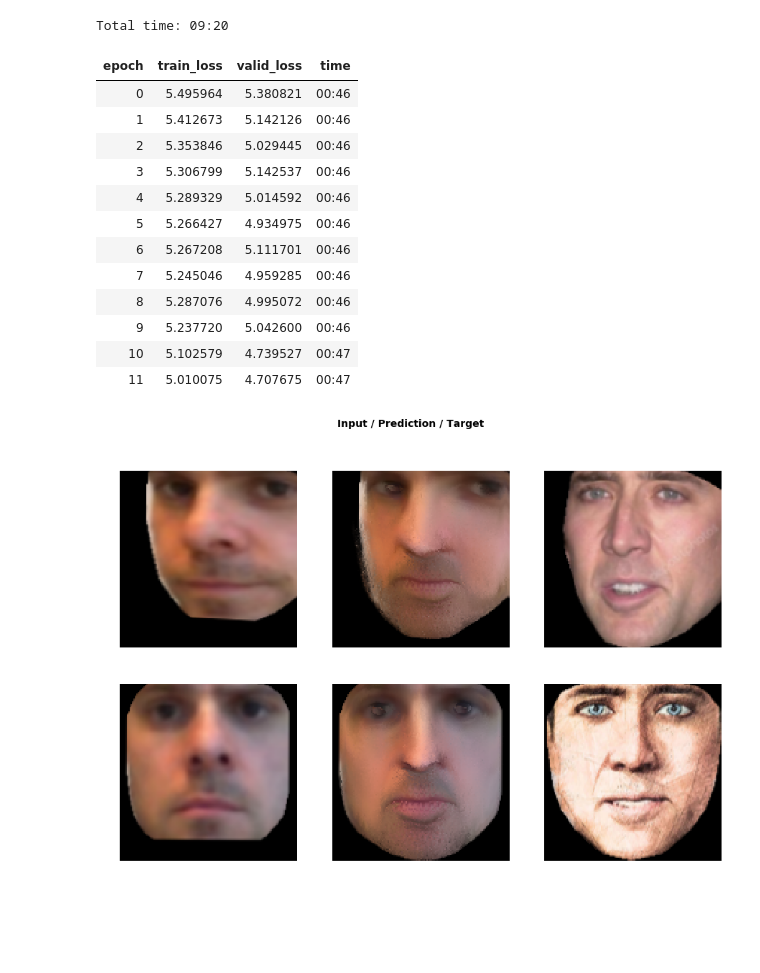
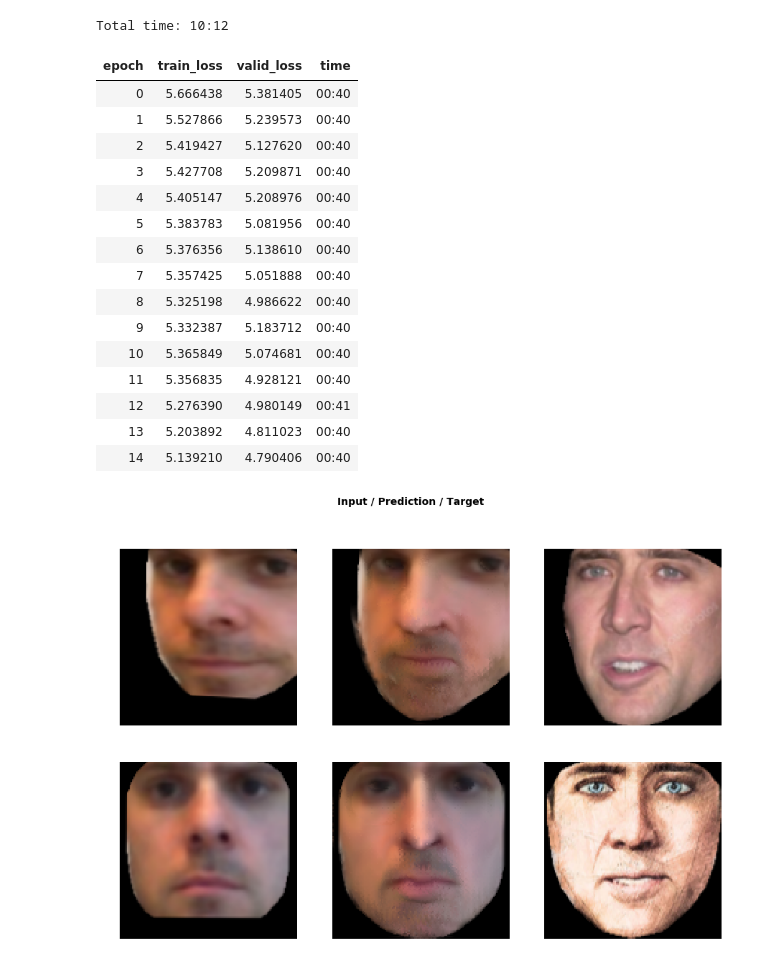
Before and after one commit to bestaar/predictiveFilterFlow, a Jupyter notebook: predictiveFilterFlow.ipynb, the cells around one changed output. Cells and saved outputs as stored; diff of their text form; code cells hidden in the pictures; blank space fills up the shorter version.

```diff
--- a/predictiveFilterFlow.ipynb
+++ b/predictiveFilterFlow.ipynb
@@ -20,8 +23,8 @@ bs=6 #batch size
 size=128 # image size (size x size)
 
 # image paths
-path_out = 'nicolascage2Me'
-path_inp = 'Me2nicolascage'
+path_out = '../nicolascage2Me'
+path_inp = '../Me2nicolascage'
 # %%
 # use gpu if possible
 device = torch.device('cuda' if torch.cuda.is_available() else 'cpu')
@@ -65,7 +68,7 @@ Test: None
 # - learn and apply individual filters (ksize x ksize) for each spatial position in the input
 # - i.e. basically image warping, but instead of offsets, we learn a filter
 class pFF(nn.Module):
-    def __init__(self,ni, ksize=3,softmax = True,hard=False,upsample=1):
+    def __init__(self,ni, ksize=3,stride=1,softmax = True,hard=False,upsample=1):
         super(pFF, self).__init__()
         # size of the learned filter: ksize x ksize
         self.ksize=ksize
@@ -76,10 +79,10 @@ class pFF(nn.Module):
         # upsampling of the learned filters (gives smoother result)
         self.upsample = upsample
         # train conv layer to output filter flow and use reflection padding
-        self.get_filter = nn.Conv2d(ni,ksize**2,3,padding=1,padding_mode='reflect')
-        self.pad = nn.ReflectionPad2d(padding=int((ksize-1)/2))
+        self.get_filter = nn.Conv2d(ni,ksize**2,3,padding=1,stride=upsample,padding_mode='reflect')
+        self.pad = nn.ReflectionPad2d(padding=int((ksize-1)/2)*stride)
         # apply learned filters
-        self.uf1 = nn.Unfold(ksize, dilation=1, padding=0, stride=1)
+        self.uf1 = nn.Unfold(ksize, dilation=stride, padding=0, stride=1)
         self.uf2 = nn.Unfold(1, dilation=1, padding=0, stride=1)
         if upsample>1:
             self.us = nn.UpsamplingBilinear2d(scale_factor=upsample)
@@ -101,18 +104,19 @@ class pFF(nn.Module):
         # apply learned filters
         inp_pad = self.pad(inpt)
 
+        # use filter on each channel/feature of the input
         ff = torch.cat([ff]*inpt.shape[1],dim=1)
-#         print('FF1:',ff.shape)
         out = self.uf1(inp_pad) * self.uf2(ff)
         out = out.view(-1,inpt.shape[1],self.ksize**2,inpt.shape[2],inpt.shape[3])
         return out.sum(dim=2)
 # %%
 # Build U-Net for face2face translation usining predictive filter flow
 # U-Net adapted from https://github.com/milesial/Pytorch-UNet
+# - use residual blocks instead of double convolution
 # - replaced transpose conv with PixelShuffle for efficiency
 # - replaced conv2d with depthwise separable conv for efficiency
 # - Use Mish activation function: code by https://github.com/lessw2020/mish
-# - residual block in the middle
+# - multiple residual blocks in the middle
 # - PReLU activation function in upsampling layers
 # - predictive filter flow
 
@@ -218,11 +222,13 @@ class up(nn.Module):
     def __init__(self, in_ch,mid_ch, out_ch, bilinear=True):
         super(up, self).__init__()
         self.ups = nn.modules.PixelShuffle(2)
+        self.norm = nn.BatchNorm2d(in_ch//4+mid_ch)
         self.conv1 = prelu_layer(in_ch//4+mid_ch, out_ch,1)
         self.conv2 = prelu_layer(out_ch, out_ch)
     def forward(self, x1, x2):
         x1 = self.ups(x1)
         x = torch.cat([x2, x1], dim=1)
+        x = self.norm(x)
         x = self.conv1(x)
         x = self.conv2(x)
         return x
@@ -243,11 +249,9 @@ class UNet(nn.Module):
         self.up3 = up(128,64,64)
         self.up4 = up(64,64, 64)
 
-        self.upsample = nn.UpsamplingBilinear2d(size)
-
-        self.filter0 = pFF(64, ksize=21)
-        self.filter1 = pFF(64, ksize=21)
-        self.filter2 = pFF(64, ksize=11)
+        self.filter0 = pFF(64, ksize=21,upsample=8)
+        self.filter1 = pFF(64, ksize=21,upsample=4,stride=4)
+        self.filter2 = pFF(64, ksize=7,stride=2)
 
     def forward(self, inp):
         x1 = self.inc(inp)
@@ -350,7 +354,7 @@ class FeatureLoss(nn.Module):
     def __del__(self): self.hooks.remove()
 
 
-feat_loss = FeatureLoss(vgg_m, blocks[2:8], [2,2,3,5,5,10])
+feat_loss = FeatureLoss(vgg_m, blocks[2:6], [2,2,3,5])
 # %%
 G = Learner(data,model,loss_func=feat_loss, opt_func=Ranger)
 # G.load(path_inp+'2'+path_out)
@@ -371,24 +375,27 @@ LR Finder is complete, type {learner_name}.recorder.plot() to see the graph.
 # %%
 gc.collect()
-G.fit_fc(12,1e-1)
+G.fit_fc(15,1e-1)
 # show intermediate results
 G.show_results(rows=2, imgsize=5)
 # %% [output]
-Total time: 09:20
+Total time: 10:12
 | epoch | train_loss | valid_loss | time |
-| 0 | 5.495964 | 5.380821 | 00:46 |
-| 1 | 5.412673 | 5.142126 | 00:46 |
-| 2 | 5.353846 | 5.029445 | 00:46 |
-| 3 | 5.306799 | 5.142537 | 00:46 |
-| 4 | 5.289329 | 5.014592 | 00:46 |
-| 5 | 5.266427 | 4.934975 | 00:46 |
-| 6 | 5.267208 | 5.111701 | 00:46 |
-| 7 | 5.245046 | 4.959285 | 00:46 |
-| 8 | 5.287076 | 4.995072 | 00:46 |
-| 9 | 5.237720 | 5.042600 | 00:46 |
-| 10 | 5.102579 | 4.739527 | 00:47 |
-| 11 | 5.010075 | 4.707675 | 00:47 |
+| 0 | 5.666438 | 5.381405 | 00:40 |
+| 1 | 5.527866 | 5.239573 | 00:40 |
+| 2 | 5.419427 | 5.127620 | 00:40 |
+| 3 | 5.427708 | 5.209871 | 00:40 |
+| 4 | 5.405147 | 5.208976 | 00:40 |
+| 5 | 5.383783 | 5.081956 | 00:40 |
+| 6 | 5.376356 | 5.138610 | 00:40 |
+| 7 | 5.357425 | 5.051888 | 00:40 |
+| 8 | 5.325198 | 4.986622 | 00:40 |
+| 9 | 5.332387 | 5.183712 | 00:40 |
+| 10 | 5.365849 | 5.074681 | 00:40 |
+| 11 | 5.356835 | 4.928121 | 00:40 |
+| 12 | 5.276390 | 4.980149 | 00:41 |
+| 13 | 5.203892 | 4.811023 | 00:40 |
+| 14 | 5.139210 | 4.790406 | 00:40 |
-[figure, old version]
+[figure, new version]
 # %%
 gc.collect()
 G.fit_fc(55,1e-2)
```
Also changed, not shown: parts of 11 cells of this notebook.
